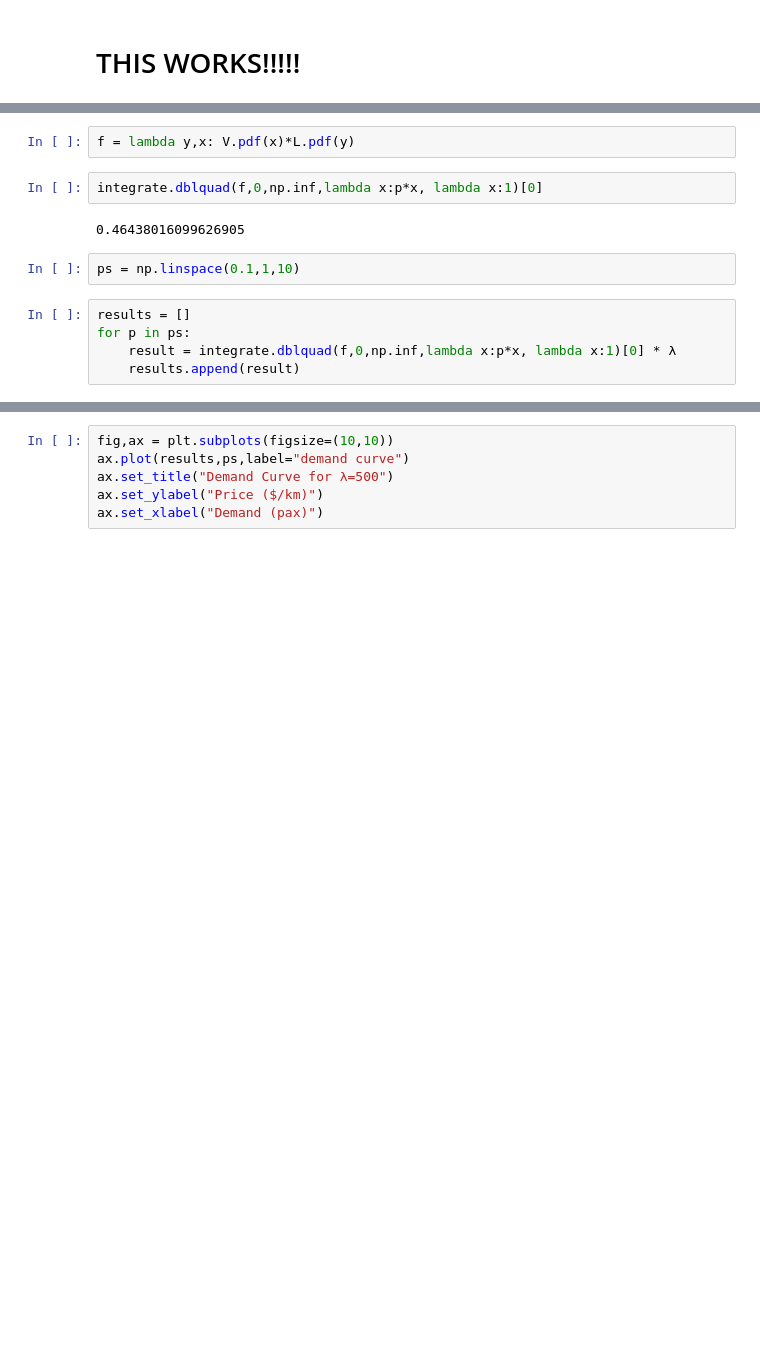
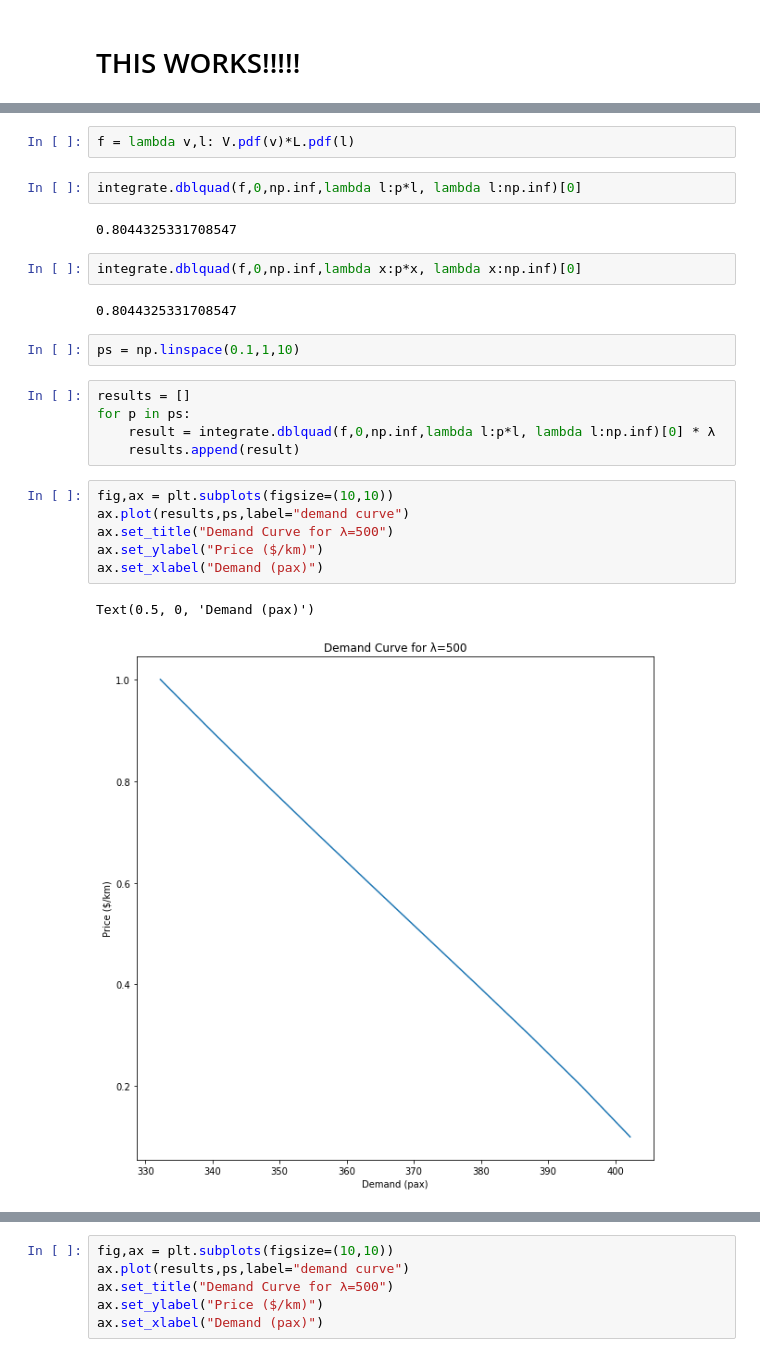
Before and after one commit to noahgarfinkle/Spring2020, a Jupyter notebook: CEE 498 Transportation Economics/Assignments/Assignment 1.ipynb, the cells around one changed output, grey strips where cells are left out. Cells and saved outputs as stored; diff of their text form; blank space fills up the shorter version.

```diff
--- a/CEE 498 Transportation Economics/Assignments/Assignment 1.ipynb
+++ b/CEE 498 Transportation Economics/Assignments/Assignment 1.ipynb
@@ -185,13 +185,26 @@ p = 0.1
 # %%
-f = lambda y,x: V.pdf(x)*L.pdf(y)
+f = lambda v,l: V.pdf(v)*L.pdf(l)
+# %%
+integrate.dblquad(f,0,np.inf,lambda l:p*l, lambda l:np.inf)[0]
+# %% [output]
+0.8044325331708547
 # %%
-integrate.dblquad(f,0,np.inf,lambda x:p*x, lambda x:1)[0]
+integrate.dblquad(f,0,np.inf,lambda x:p*x, lambda x:np.inf)[0]
 # %% [output]
-0.46438016099626905
+0.8044325331708547
 # %%
 ps = np.linspace(0.1,1,10)
 # %%
 results = []
 for p in ps:
-    result = integrate.dblquad(f,0,np.inf,lambda x:p*x, lambda x:1)[0] * λ
+    result = integrate.dblquad(f,0,np.inf,lambda l:p*l, lambda l:np.inf)[0] * λ
     results.append(result)
+# %%
+fig,ax = plt.subplots(figsize=(10,10))
+ax.plot(results,ps,label="demand curve")
+ax.set_title("Demand Curve for λ=500")
+ax.set_ylabel("Price ($/km)")
+ax.set_xlabel("Demand (pax)")
+# %% [output]
+Text(0.5, 0, 'Demand (pax)')
+[figure, added]
```
Also changed, not shown: parts of 2 cells of this notebook.
